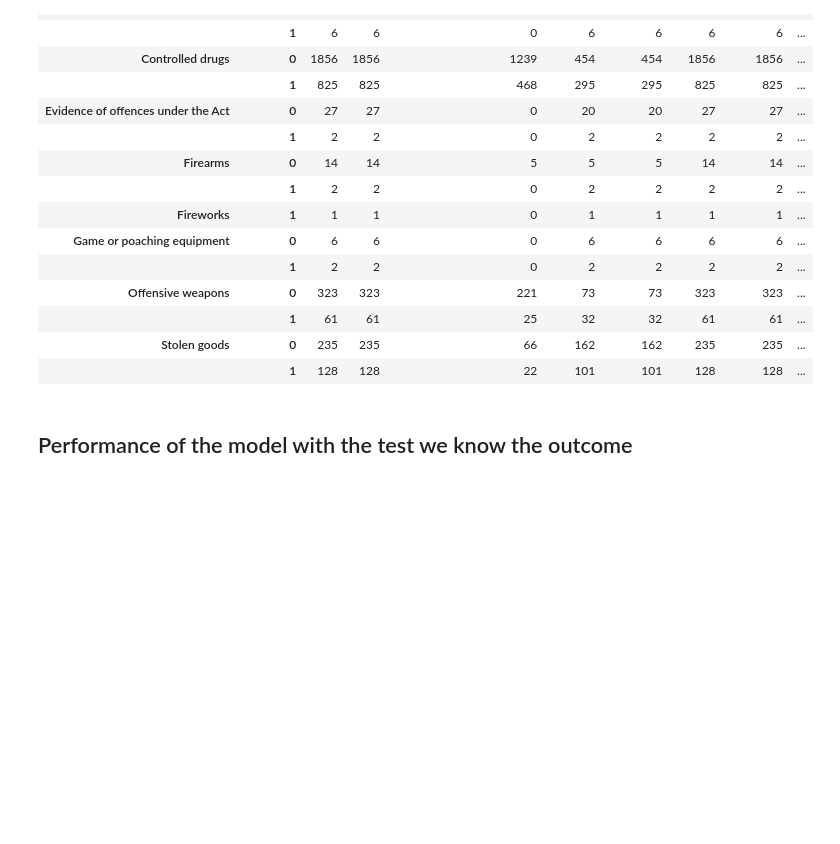
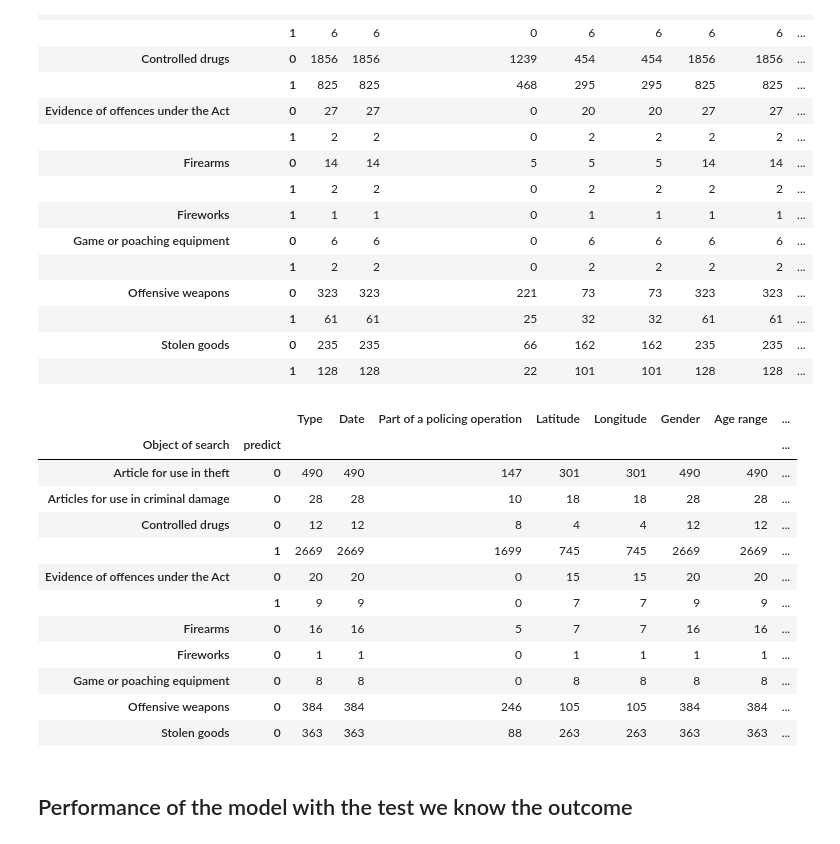
Before and after one commit to dbsousa01/Batch4-Capstone, a Jupyter notebook: Production Analysis.ipynb, the cells around one changed output. Drawn from its saved outputs; the diff is of its cells as text; code cells hidden in the pictures; blank space fills up the shorter version.

```diff
--- a/Production Analysis.ipynb
+++ b/Production Analysis.ipynb
@@ -123,6 +123,22 @@ predictions_df.groupby(["Object of search", "true_class"]).count()
 |  | 1 | 61 | 61 | 25 | 32 | 32 | 61 | 61 | ... |
 | Stolen goods | 0 | 235 | 235 | 66 | 162 | 162 | 235 | 235 | ... |
 |  | 1 | 128 | 128 | 22 | 101 | 101 | 128 | 128 | ... |
+# %%
+predictions_df.groupby(["Object of search", "predict"]).count()
+# %% [output]
+|  |  | Type | Date | Part of a policing operation | Latitude | Longitude | Gender | Age range | ... |
+| Object of search | predict |  |  |  |  |  |  |  | ... |
+| Article for use in theft | 0 | 490 | 490 | 147 | 301 | 301 | 490 | 490 | ... |
+| Articles for use in criminal damage | 0 | 28 | 28 | 10 | 18 | 18 | 28 | 28 | ... |
+| Controlled drugs | 0 | 12 | 12 | 8 | 4 | 4 | 12 | 12 | ... |
+|  | 1 | 2669 | 2669 | 1699 | 745 | 745 | 2669 | 2669 | ... |
+| Evidence of offences under the Act | 0 | 20 | 20 | 0 | 15 | 15 | 20 | 20 | ... |
+|  | 1 | 9 | 9 | 0 | 7 | 7 | 9 | 9 | ... |
+| Firearms | 0 | 16 | 16 | 5 | 7 | 7 | 16 | 16 | ... |
+| Fireworks | 0 | 1 | 1 | 0 | 1 | 1 | 1 | 1 | ... |
+| Game or poaching equipment | 0 | 8 | 8 | 0 | 8 | 8 | 8 | 8 | ... |
+| Offensive weapons | 0 | 384 | 384 | 246 | 105 | 105 | 384 | 384 | ... |
+| Stolen goods | 0 | 363 | 363 | 88 | 263 | 263 | 363 | 363 | ... |
 # %% [markdown]
 ## Performance of the model with the test we know the outcome
 # %%
```
Also changed, not shown: parts of 11 cells of this notebook.
